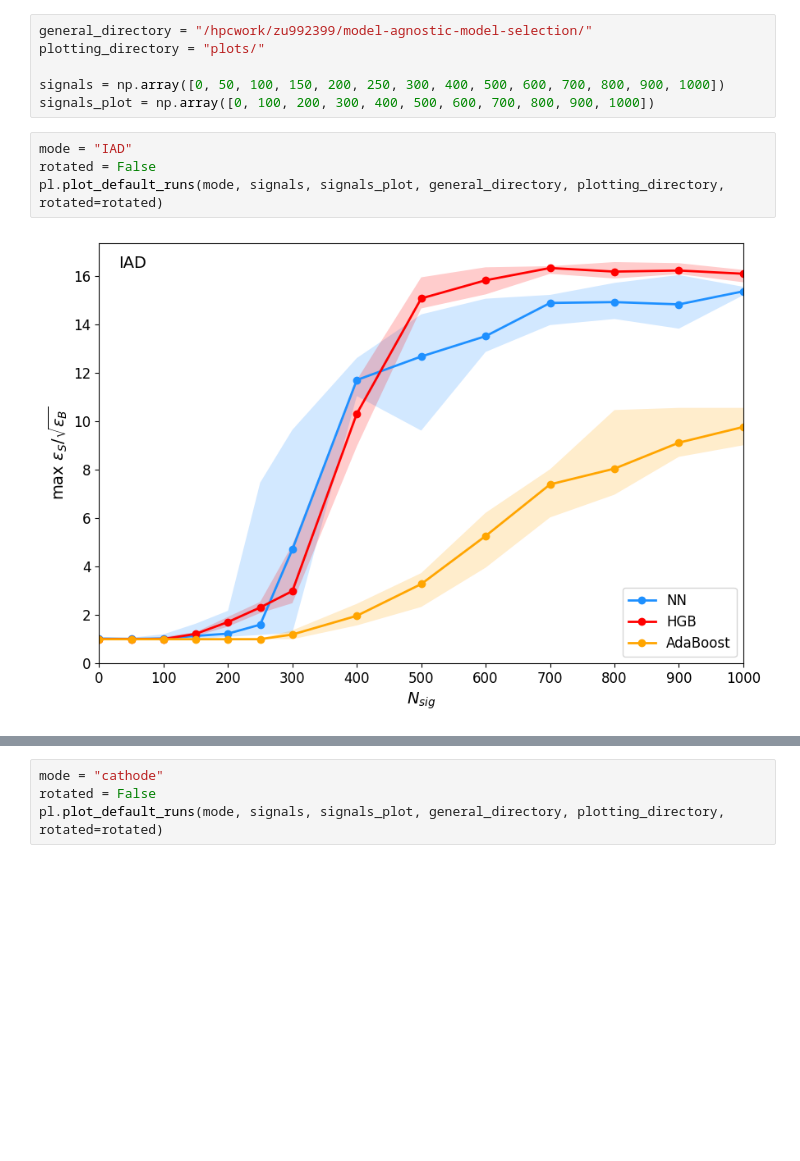
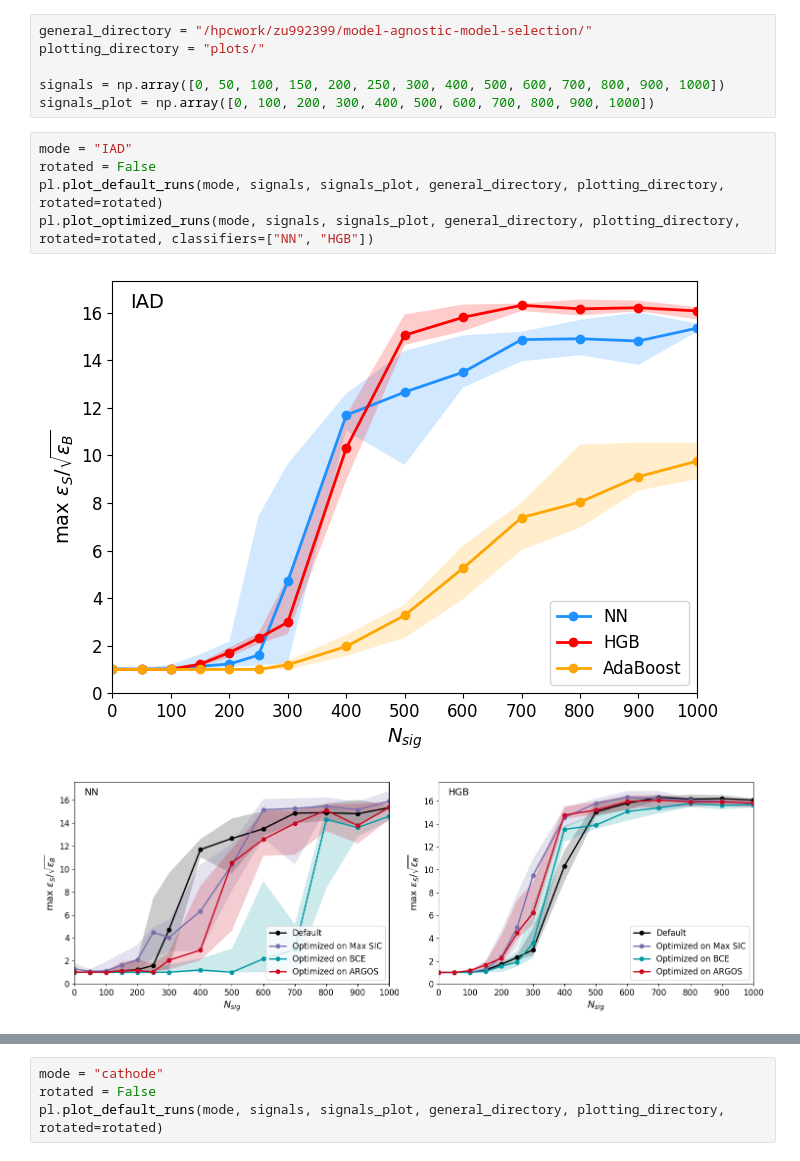
Before and after one commit to mariehein/ARGOS-metric-for-anomaly-detection, a Jupyter notebook: plotting.ipynb, the cells around one changed output, grey strips where cells are left out. Saved outputs shown, nothing was run; the diff lists cells and outputs as text; blank space fills up the shorter version.

```diff
--- a/plotting.ipynb
+++ b/plotting.ipynb
@@ -10,9 +10,11 @@ signals_plot = np.array([0, 100, 200, 300, 400, 500, 600, 700, 800, 900, 1000])
 # %%
 mode = "IAD"
 rotated = False
 pl.plot_default_runs(mode, signals, signals_plot, general_directory, plotting_directory, rotated=rotated)
+pl.plot_optimized_runs(mode, signals, signals_plot, general_directory, plotting_directory, rotated=rotated, classifiers=["NN", "HGB"])
 # %% [output]
-[figure, old version]
+[figure, new version]
+[figure, added]
 # %%
 mode = "IAD"
 rotated = True
```
Also changed, not shown: parts of 1 cell of this notebook, 10 other files.
